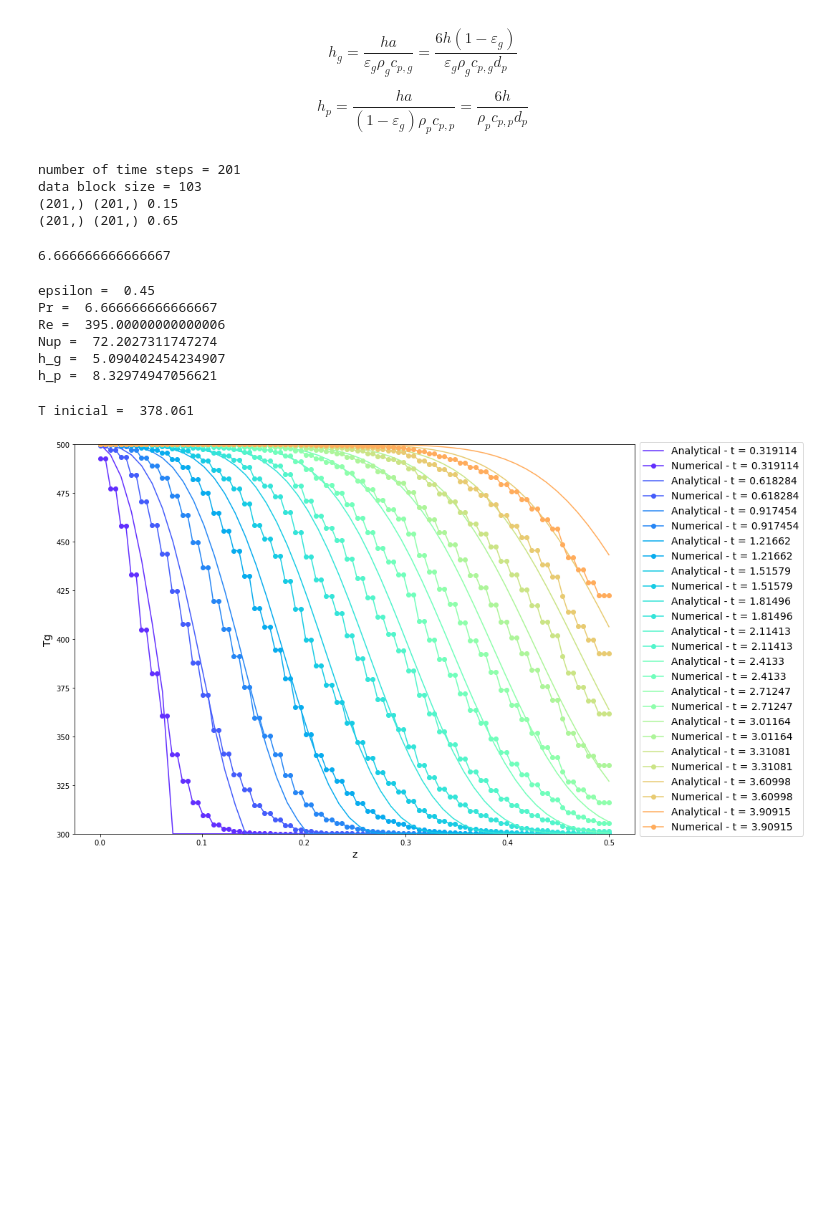
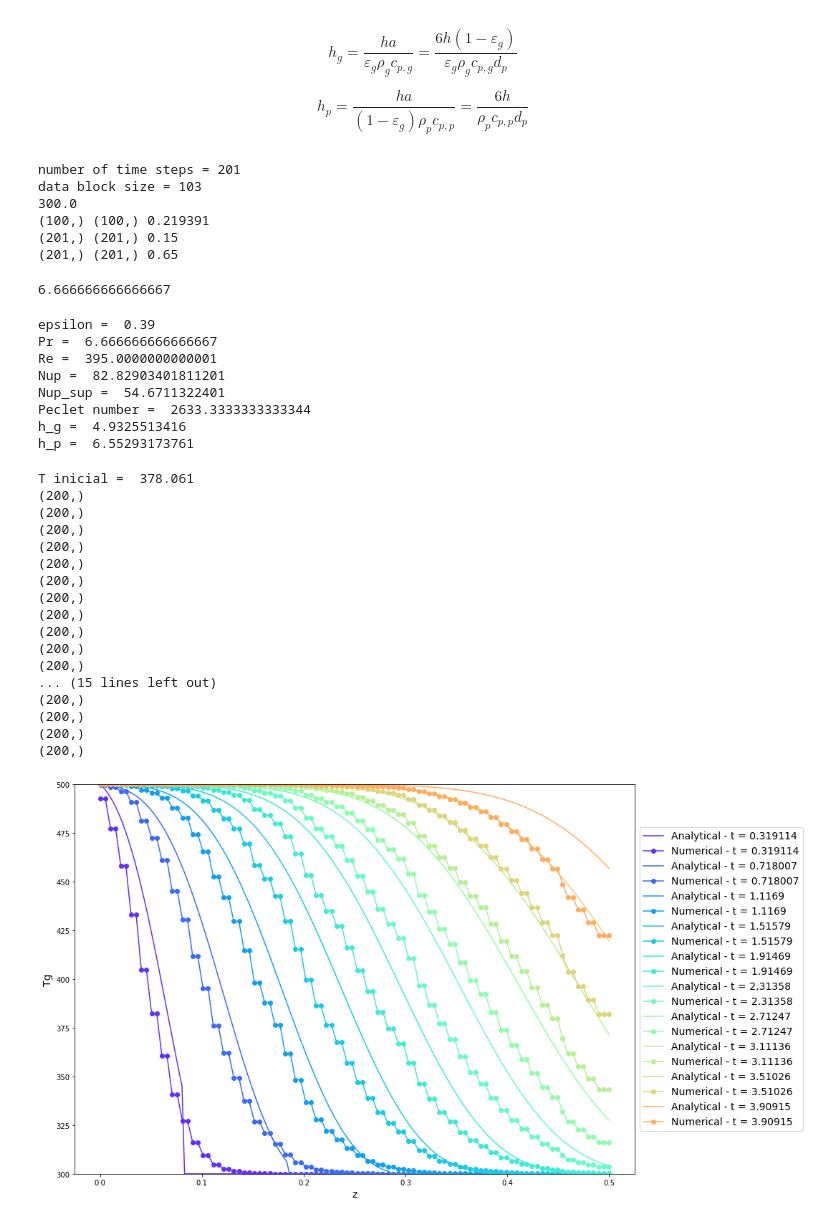
Before and after one commit to lucillalmeida/doutorado-validacoes, a Jupyter notebook: heat_fixed_bed/validation-convection-Schumann.ipynb, the cells around one changed output. Cells and saved outputs as stored; diff of their text form; code cells hidden in the pictures; blank space fills up the shorter version.

```diff
--- a/heat_fixed_bed/validation-convection-Schumann.ipynb
+++ b/heat_fixed_bed/validation-convection-Schumann.ipynb
@@ -126,15 +150,17 @@ for step in range(number_timesteps):
 
 #print(num_time)
 #print(num_y)
-#print(temperature[0])
+print(temperature[0][0])
 
-#print(num_y.shape, temperature[10].shape, num_time[10])
+print(num_y.shape, temperature[10].shape, num_time[10])
 print(num_time.shape, temperature[:, -1].shape, num_y[-1])
 print(num_time.shape, temperature[:, -1].shape, num_y[0])
 num_y = num_y - 0.15
 # %% [output]
 number of time steps = 201
 data block size = 103
+300.0
+(100,) (100,) 0.219391
 (201,) (201,) 0.15
 (201,) (201,) 0.65
 # %%
@@ -143,8 +169,10 @@ rho_g = 1000 # [kg/m³] fluid density [kg/m^3]
 mu_g = 0.001 # [Pa·s]  dynamic viscosity of fluid
 nu_g = mu_g/rho_g  # [kg/(m.s)] kinematic viscosity of fluid
 c_pg = 4000.0 # [J/kg·K] fluid heat capacity [J/(kg.K)]
+#c_pg = 4187.0 # [J/kg·K] fluid heat capacity [J/(kg.K)]
 T_gi = 500.0 # [K] inlet fluid temperature [K]
 T_g0 = 300.0 # [K] initial fluid temperature [K]
+#k_g = 0.5  # [J/(m.K)] fluid conductivity
 k_g = 0.6  # [J/(m.K)] fluid conductivity
 Pr_g = c_pg*mu_g/k_g # [ ] Prandtl number
 print(Pr_g)
@@ -153,31 +181,39 @@ print(Pr_g)
 #particle properties
 d_p = 0.00395 # [m] particle diameter [m]
 rho_p = 5000.0 # [kg/m³] density of particle[kg/m^3]
-c_pp = 400.0 # [J/kg·K] particle heat capacity [J/(kg.K)]
+#rho_p = 8400.0 # [kg/m³] density of particle[kg/m^3]
+#c_pp = 400.0 # [J/kg·K] particle heat capacity [J/(kg.K)]
+c_pp = 385.0 # [J/kg·K] particle heat capacity [J/(kg.K)]
 T_p0 = T_g0 # [K] initial particle temperature
-k_p = 0.0  # [J/(m.K)] particle conductivity
+k_p = 0.02  # [J/(m.K)] particle conductivity
+#k_p = 0.025  # [J/(m.K)] particle conductivity
 q_dot = 0.0 # [W/m³]
 q_dot_spec = 0.0 #[kJ/(kg.s)] specific heat source
 
 #operating conditions
 U_s = 0.1 # [m/s] superficial velocity
 
-epsilon_g = 0.45 # gas volume fraction [dimensionless][ ]
+epsilon_g = 0.39 # gas volume fraction [dimensionless][ ]
 U = U_s/ epsilon_g   # [m/s] this is the TRUE gas velocity, not superficial [m/s]
 #h = 1.0 # [W/m²·K]
 # %% [output]
 6.666666666666667
 # %%
 Rep = epsilon_g * d_p * U / nu_g #Re of particle using TRUE velocity
+Re_sup = epsilon_g * d_p * U_s / nu_g #Re of particle using superficial velocity
 
 Nup = NusseltDeenEtAl(Rep, Pr_g, epsilon_g)
+Nu_gunn = NusseltGunn(Re_sup, Pr_g, epsilon_g)
 print("epsilon = ", epsilon_g)
 print("Pr = ", Pr_g)
 print("Re = ", Rep)
 print("Nup = ", Nup)
+print("Nup_sup = ", Nu_gunn)
+print("Peclet number = ", Rep * Pr_g)
 
 
-h = k_g * Nup / d_p;
+#h = k_g * Nup / d_p;
+h = k_g * Nu_gunn / d_p;
 
 h_g = (6.0 * h * (1.0 - epsilon_g)) / (epsilon_g * rho_g * c_pg * d_p)
 h_p = (6.0 * h) / (rho_p * c_pp * d_p)
@@ -192,12 +228,14 @@ hpg = h_p + h_g
 
 #aEvapParticle= h_g * h_p * hEvapStar / (hpg * hpg)
 # %% [output]
-epsilon =  0.45
+epsilon =  0.39
 Pr =  6.666666666666667
-Re =  395.00000000000006
-Nup =  72.2027311747274
-h_g =  5.090402454234907
-h_p =  8.32974947056621
+Re =  395.0000000000001
+Nup =  82.82903401811201
+Nup_sup =  54.6711322401
+Peclet number =  2633.3333333333344
+h_g =  4.9325513416
+h_p =  6.55293173761
 # %%
 #Main plot switches
 
@@ -210,38 +248,57 @@ cmap = plt.get_cmap('rainbow')
 #T_g0 = temperature[0][-1]
 #print(min(temperature[0]))
 #print(numpy.where(temperature[0] == min(temperature[0]))[0][0])
-y = numpy.linspace(0.5, 0, 50)
-for time in num_time[i::15]:
+y = numpy.linspace(0.5, 0, 200)
+for time in num_time[i::20]:
 
     zStar = (y * h_g / U)
+    print(zStar.shape)
     tStart = time*h_p - (y/U)*h_p
+    print(tStart.shape)
     TgStart = packedBedTrnsTemperatures(tStart,zStar )[0]
+    print(TgStart.shape)
     Tg = TgStart*(T_gi-T_g0) + T_g0
     #print(tStart)
     for index, value in enumerate(Tg[numpy.where(tStart < 0.0)]):
         Tg[index] = T_g0
     plt.plot(y, Tg, color = cmap(i), label = "Analytical - t = " + str(time) )
     plt.plot(num_y, temperature[i], marker = 'o', color = cmap(i), label = "Numerical - t = " + str(time) )
-    i = i + 15
+    i = i + 20
 plt.ylim(300, 500)
 #plt.legend(fontsize=12, loc='upper center', bbox_to_anchor=(0.5, 1.25), ncol=3, fancybox=True)
 plt.legend(fontsize=14, loc='center left', bbox_to_anchor=(1, 0.5))
 plt.ylabel('Tg', fontsize=14)
 plt.xlabel('z', fontsize=14)
 plt.show()
 
 for time in num_time[50::50]:
     zStar = (num_y * h_g / U)
     tStart = time*h_p - (num_y/U)*h_p
     TpStart = packedBedTrnsTemperatures(tStart,zStar )[1]
     Tp = TpStart*(T_gi-T_g0) + T_g0
     plt.plot(num_y, Tp, label = "t = " + str(time) )
 
 plt.ylim(300, 500)
 plt.legend(fontsize=14)
 plt.ylabel('Tp', fontsize=14)
 plt.xlabel('z', fontsize=14)
 plt.show()
 # %% [output]
 T inicial =  378.061
+(200,)
+(200,)
+(200,)
+(200,)
+(200,)
+(200,)
+(200,)
+(200,)
+(200,)
+(200,)
+(200,)
+... (15 lines left out)
+(200,)
+(200,)
+(200,)
+(200,)
-[figure, old version]
+[figure, new version]
```
Also changed, not shown: parts of 4 cells of this notebook.
